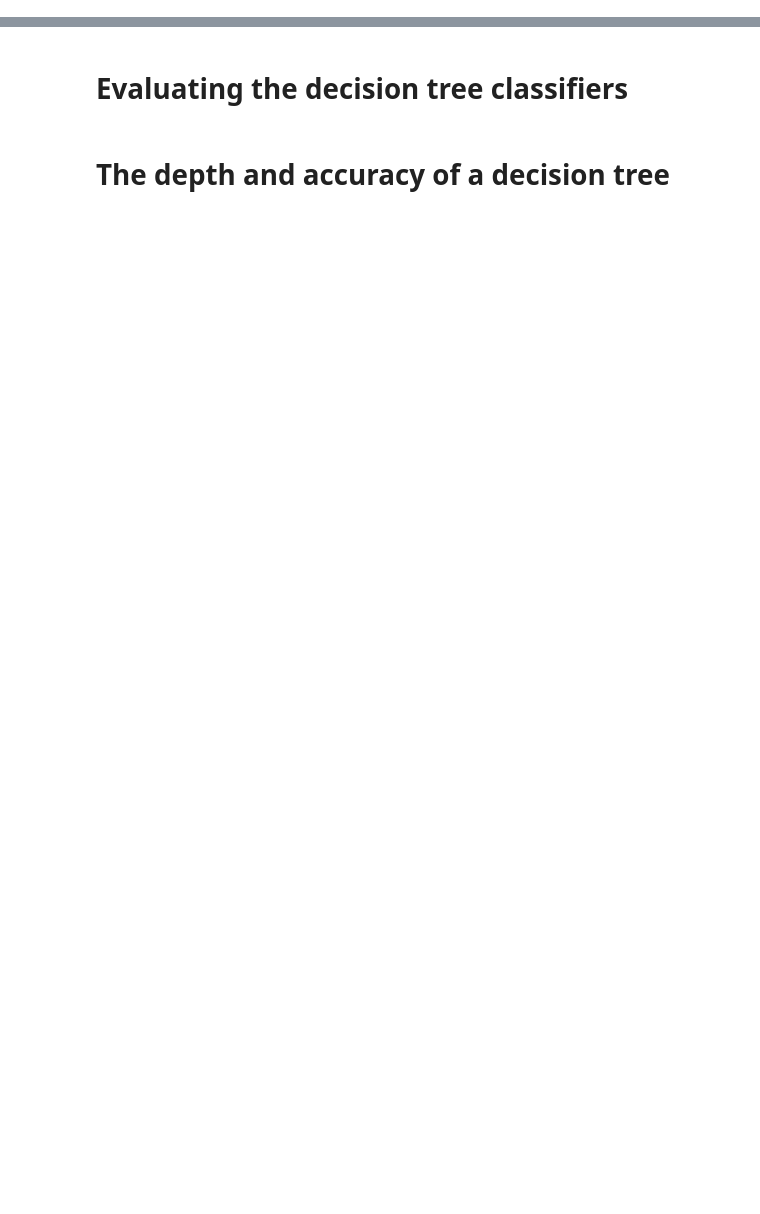
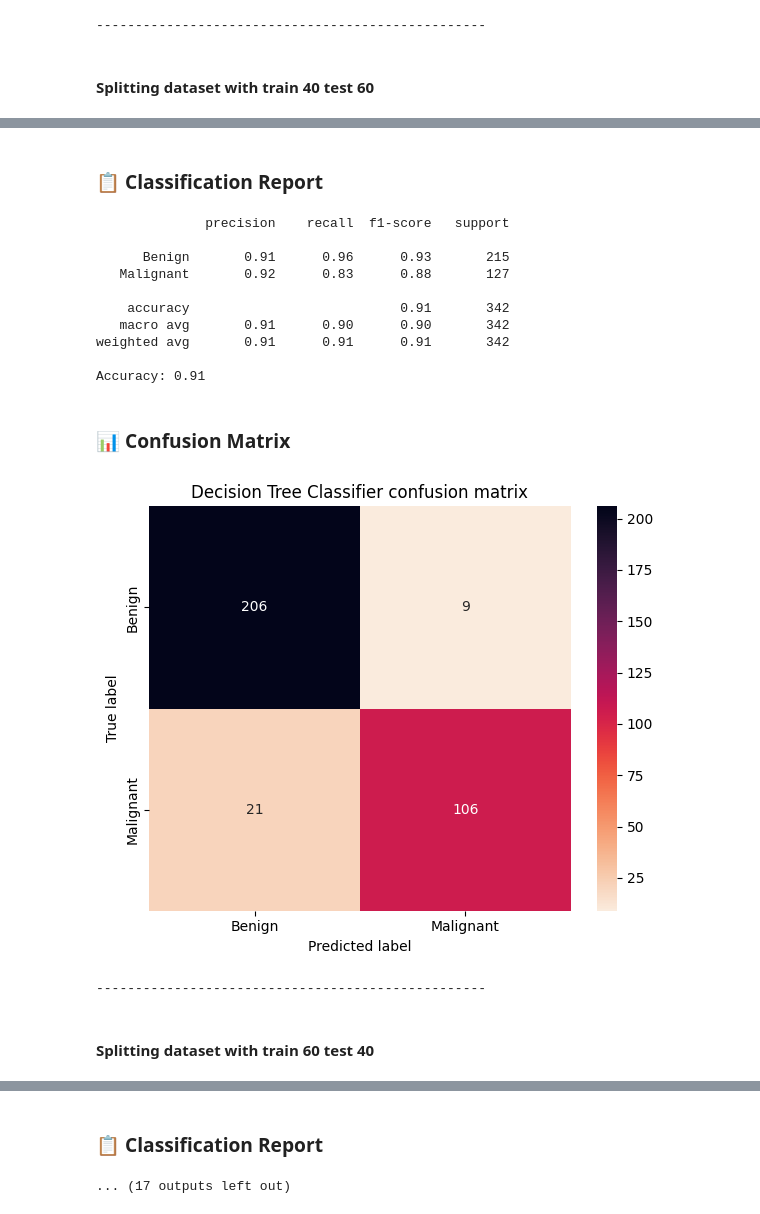
Before and after one commit to khanhlinh-jnf/DecisionTree, a Jupyter notebook: breast_cancer.ipynb, the cells around one changed output, grey strips where cells are left out. Cells and saved outputs as stored; diff of their text form; code cells hidden in the pictures; blank space fills up the shorter version.

```diff
--- a/breast_cancer.ipynb
+++ b/breast_cancer.ipynb
@@ -107,3 +161,15 @@ def evaluate_tree(feature_train, label_train, feature_test, label_test, max_dept
     plt.show()
 
     return dt
+
+display(Markdown(f"### 🌳 Decision Tree Visualization"))
+for name, split in splits.items():
+    print('-' * 50)
+    display(Markdown(f"#### Splitting dataset with {name.replace('_', ' ')}"))
+    evaluate_tree(
+        split['feature_train'],
+        split['label_train'],
+        split['feature_test'],
+        split['label_test']
+    )
+# %% [output]
@@ -109,0 +177,2 @@ def evaluate_tree(feature_train, label_train, feature_test, label_test, max_dept
+--------------------------------------------------
+#### Splitting dataset with train 40 test 60
@@ -109,0 +180,15 @@ def evaluate_tree(feature_train, label_train, feature_test, label_test, max_dept
+### 📋 Classification Report
+              precision    recall  f1-score   support
+
+      Benign       0.91      0.96      0.93       215
+   Malignant       0.92      0.83      0.88       127
+
+    accuracy                           0.91       342
+   macro avg       0.91      0.90      0.90       342
+weighted avg       0.91      0.91      0.91       342
+
+Accuracy: 0.91
+### 📊 Confusion Matrix
+[figure, added]
+--------------------------------------------------
+#### Splitting dataset with train 60 test 40
@@ -110,2 +196,2 @@ def evaluate_tree(feature_train, label_train, feature_test, label_test, max_dept
+### 📋 Classification Report
+... (17 outputs left out)
-# %% [markdown]
-#  Evaluating the decision tree classifiers
@@ -122,2 +197,0 @@ for name, split in splits.items():
-# %% [markdown]
-# The depth and accuracy of a decision tree
```
Also changed, not shown: parts of 18 cells of this notebook, 2 other files.
